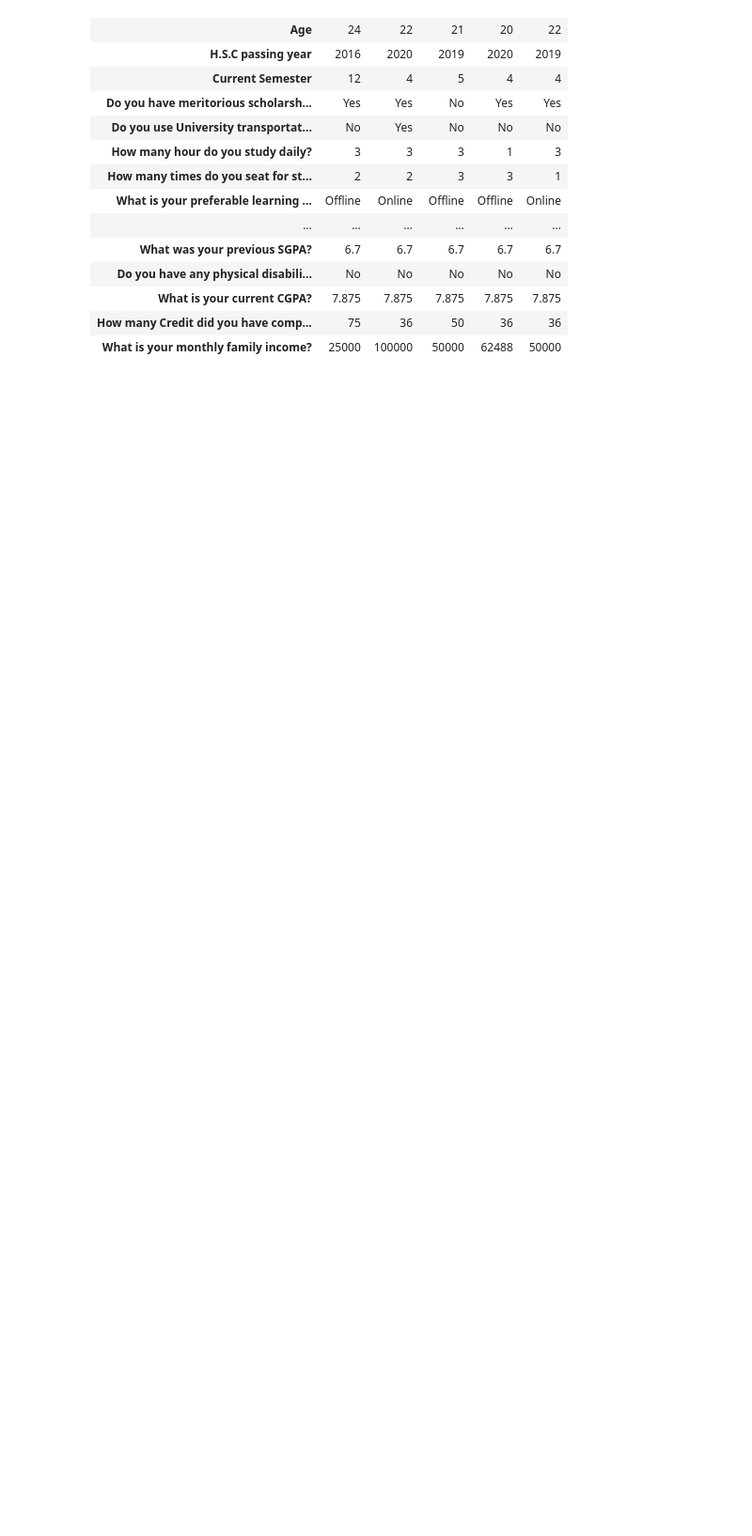
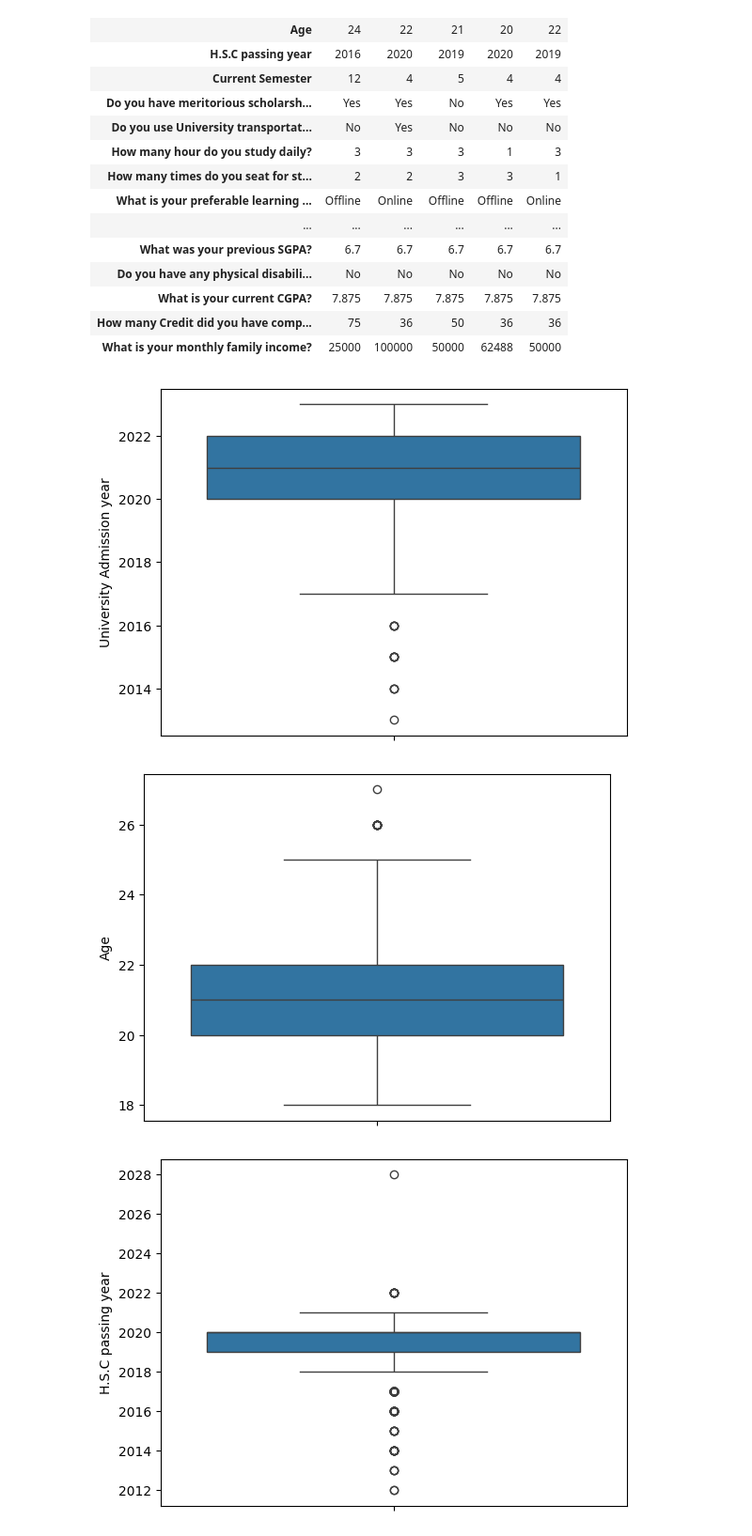
Before and after one commit to SanyamSingla2910/Student-Performance-Predictor, a Jupyter notebook: Notebooks/Understanding and cleaning the Data.ipynb, the cells around one changed output. Shown at 94% size. Drawn from its saved outputs; the diff is of its cells as text; code cells hidden in the pictures; blank space fills up the shorter version.

```diff
--- a/Notebooks/Understanding and cleaning the Data.ipynb
+++ b/Notebooks/Understanding and cleaning the Data.ipynb
@@ -547,3 +544,12 @@ df.head().T
 | What is your current CGPA? | 7.875 | 7.875 | 7.875 | 7.875 | 7.875 |
 | How many Credit did you have comp... | 75 | 36 | 50 | 36 | 36 |
 | What is your monthly family income? | 25000 | 100000 | 50000 | 62488 | 50000 |
+# %%
+# making box plot of each numerical collumn to see the outliers
+for i in numcol:
+    sns.boxplot(df[i])
+    plt.show()
+# %% [output]
+[figure, added]
+[figure, added]
+[figure, added]
```
Also changed, not shown: parts of 26 cells of this notebook.
